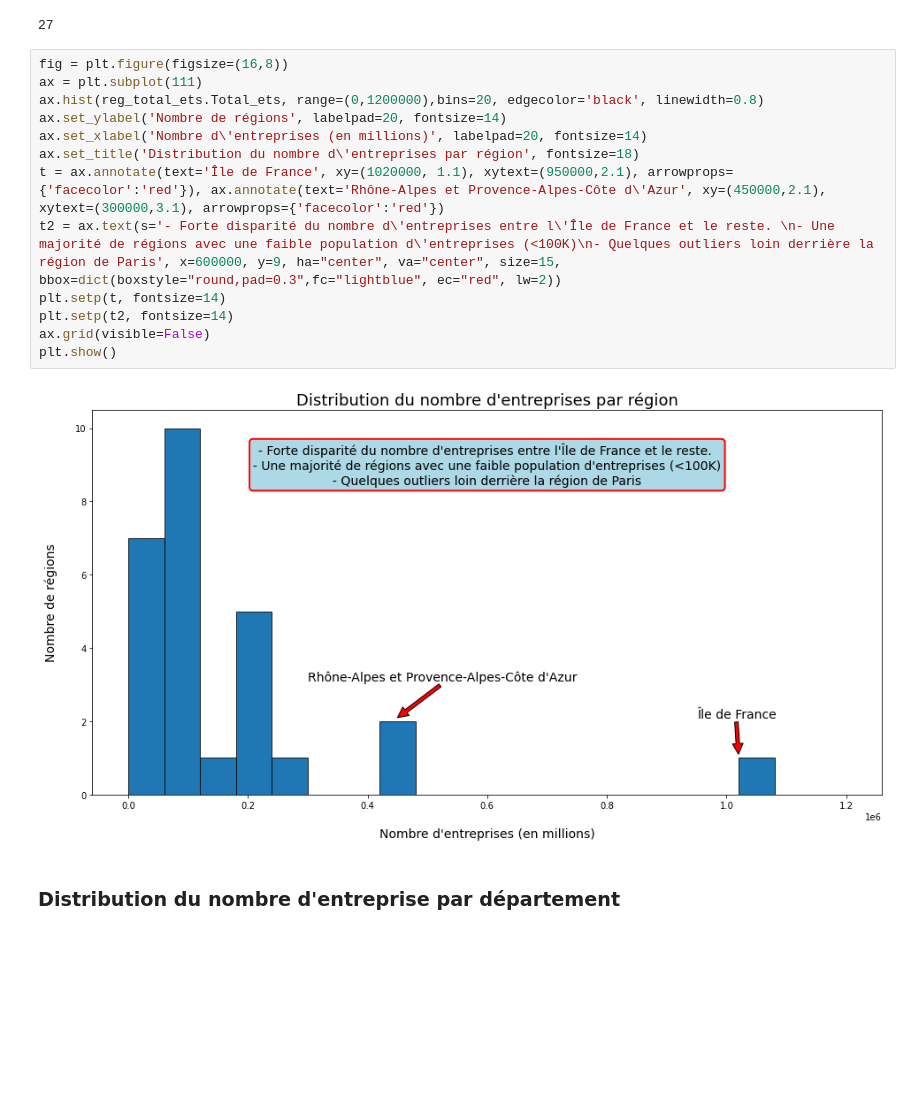
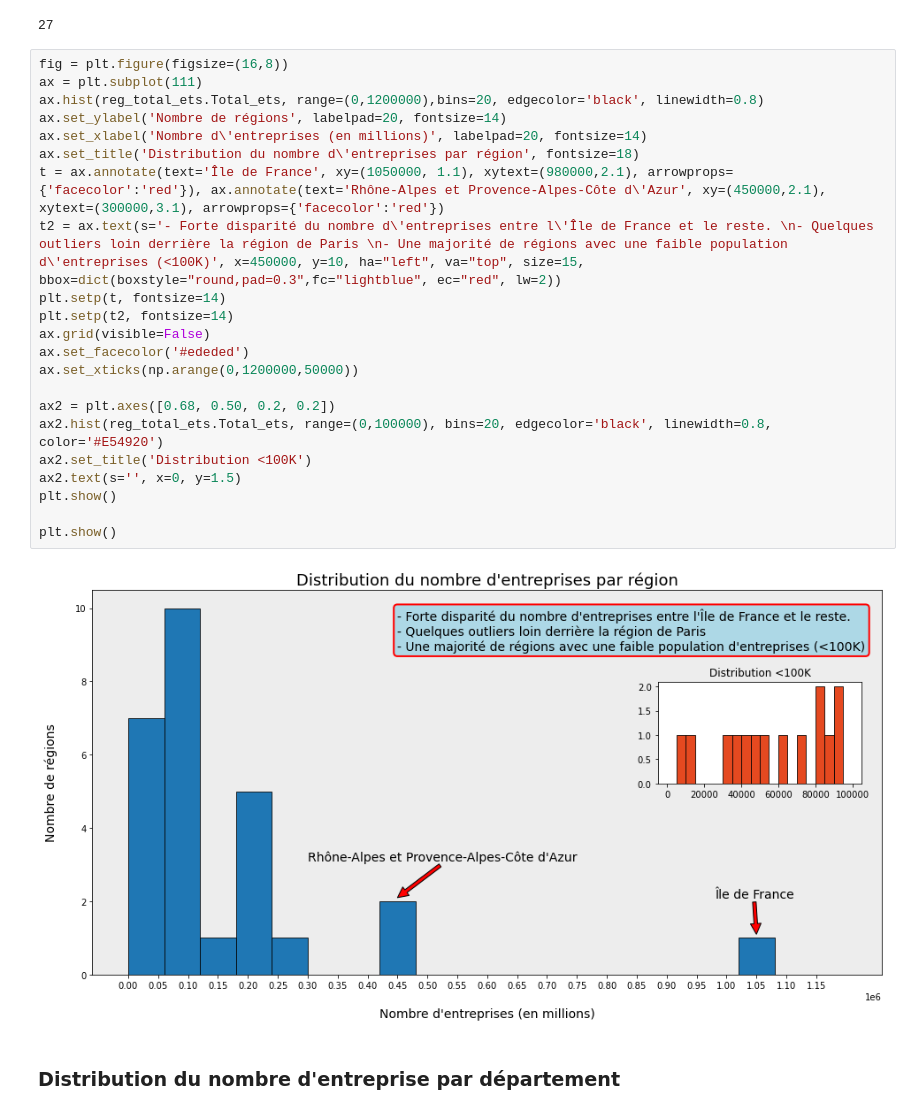
Before and after one commit to Mariehf64/fev23cda_french_industry, a Jupyter notebook: EDA - French Industry ETS.ipynb, the cells around one changed output. Cells and saved outputs as stored; diff of their text form; blank space fills up the shorter version.

```diff
--- a/EDA - French Industry ETS.ipynb
+++ b/EDA - French Industry ETS.ipynb
@@ -320,18 +320,27 @@ len(reg_total_ets)
 # %%
 fig = plt.figure(figsize=(16,8))
 ax = plt.subplot(111)
 ax.hist(reg_total_ets.Total_ets, range=(0,1200000),bins=20, edgecolor='black', linewidth=0.8)
 ax.set_ylabel('Nombre de régions', labelpad=20, fontsize=14)
 ax.set_xlabel('Nombre d\'entreprises (en millions)', labelpad=20, fontsize=14)
 ax.set_title('Distribution du nombre d\'entreprises par région', fontsize=18)
-t = ax.annotate(text='Île de France', xy=(1020000, 1.1), xytext=(950000,2.1), arrowprops={'facecolor':'red'}), ax.annotate(text='Rhône-Alpes et Provence-Alpes-Côte d\'Azur', xy=(450000,2.1), xytext=(300000,3.1), arrowprops={'facecolor':'red'})
-t2 = ax.text(s='- Forte disparité du nombre d\'entreprises entre l\'Île de France et le reste. \n- Une majorité de régions avec une faible population d\'entreprises (<100K)\n- Quelques outliers loin derrière la région de Paris', x=600000, y=9, ha="center", va="center", size=15, bbox=dict(boxstyle="round,pad=0.3",fc="lightblue", ec="red", lw=2))
+t = ax.annotate(text='Île de France', xy=(1050000, 1.1), xytext=(980000,2.1), arrowprops={'facecolor':'red'}), ax.annotate(text='Rhône-Alpes et Provence-Alpes-Côte d\'Azur', xy=(450000,2.1), xytext=(300000,3.1), arrowprops={'facecolor':'red'})
+t2 = ax.text(s='- Forte disparité du nombre d\'entreprises entre l\'Île de France et le reste. \n- Quelques outliers loin derrière la région de Paris \n- Une majorité de régions avec une faible population d\'entreprises (<100K)', x=450000, y=10, ha="left", va="top", size=15, bbox=dict(boxstyle="round,pad=0.3",fc="lightblue", ec="red", lw=2))
 plt.setp(t, fontsize=14)
 plt.setp(t2, fontsize=14)
 ax.grid(visible=False)
+ax.set_facecolor('#ededed')
+ax.set_xticks(np.arange(0,1200000,50000))
+
+ax2 = plt.axes([0.68, 0.50, 0.2, 0.2])
+ax2.hist(reg_total_ets.Total_ets, range=(0,100000), bins=20, edgecolor='black', linewidth=0.8, color='#E54920')
+ax2.set_title('Distribution <100K')
+ax2.text(s='', x=0, y=1.5)
 plt.show()
+
+plt.show()
 # %% [output]
-[figure, old version]
+[figure, new version]
 # %% [markdown]
 ### Distribution du nombre d'entreprise par département ###
 # %%
```
Also changed, not shown: parts of 1 cell of this notebook.
